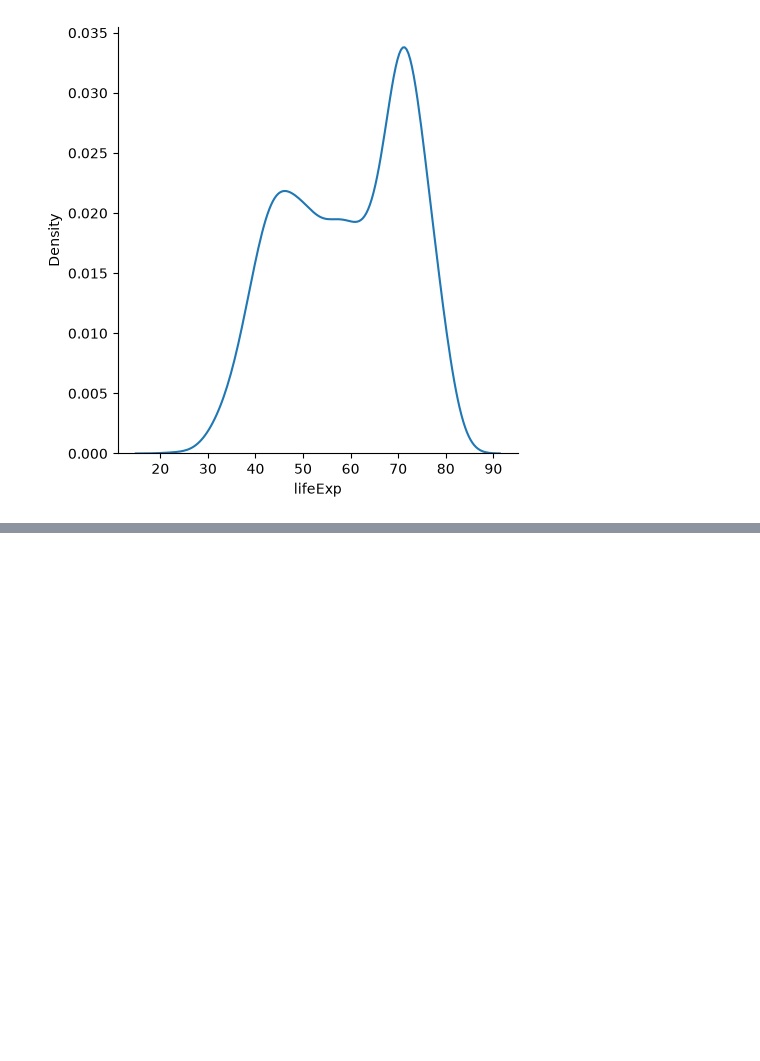
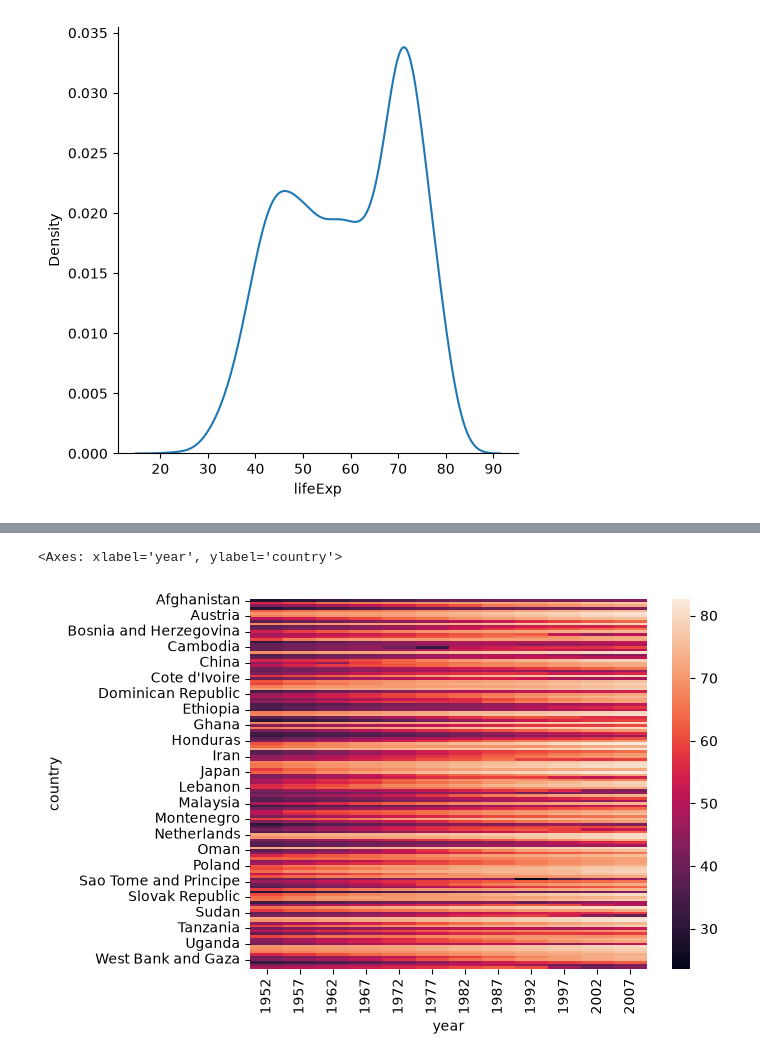
Before and after one commit to vikasjajoria/GenAI, a Jupyter notebook: Libraries/Seaborn/ploting.ipynb, the cells around one changed output, grey strips where cells are left out. Saved outputs shown, nothing was run; the diff lists cells and outputs as text; code cells hidden in the pictures; blank space fills up the shorter version.

```diff
--- a/Libraries/Seaborn/ploting.ipynb
+++ b/Libraries/Seaborn/ploting.ipynb
@@ -95,0 +110,2 @@ sns.displot(data=gap,x='lifeExp',kind='kde')
+# %%
+gap=px.data.gapminder()
@@ -95,0 +137,7 @@ sns.displot(data=gap,x='lifeExp',kind='kde')
+# %%
+dtt=gap.pivot(index='country',columns='year',values='lifeExp')
+# %%
+sns.heatmap(data=dtt)
+# %% [output]
+<Axes: xlabel='year', ylabel='country'>
+[figure, added]
```
Also changed, not shown: parts of 17 cells of this notebook.
